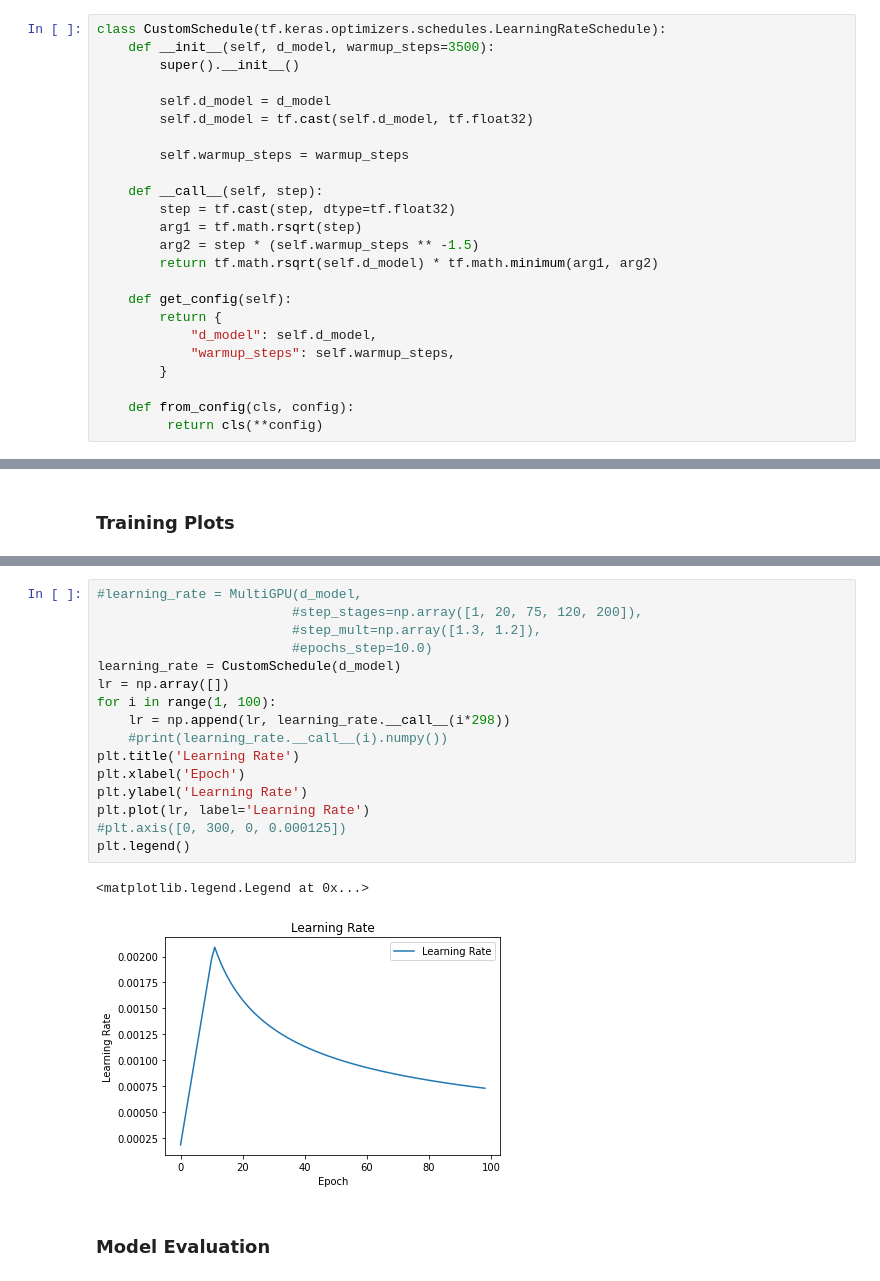
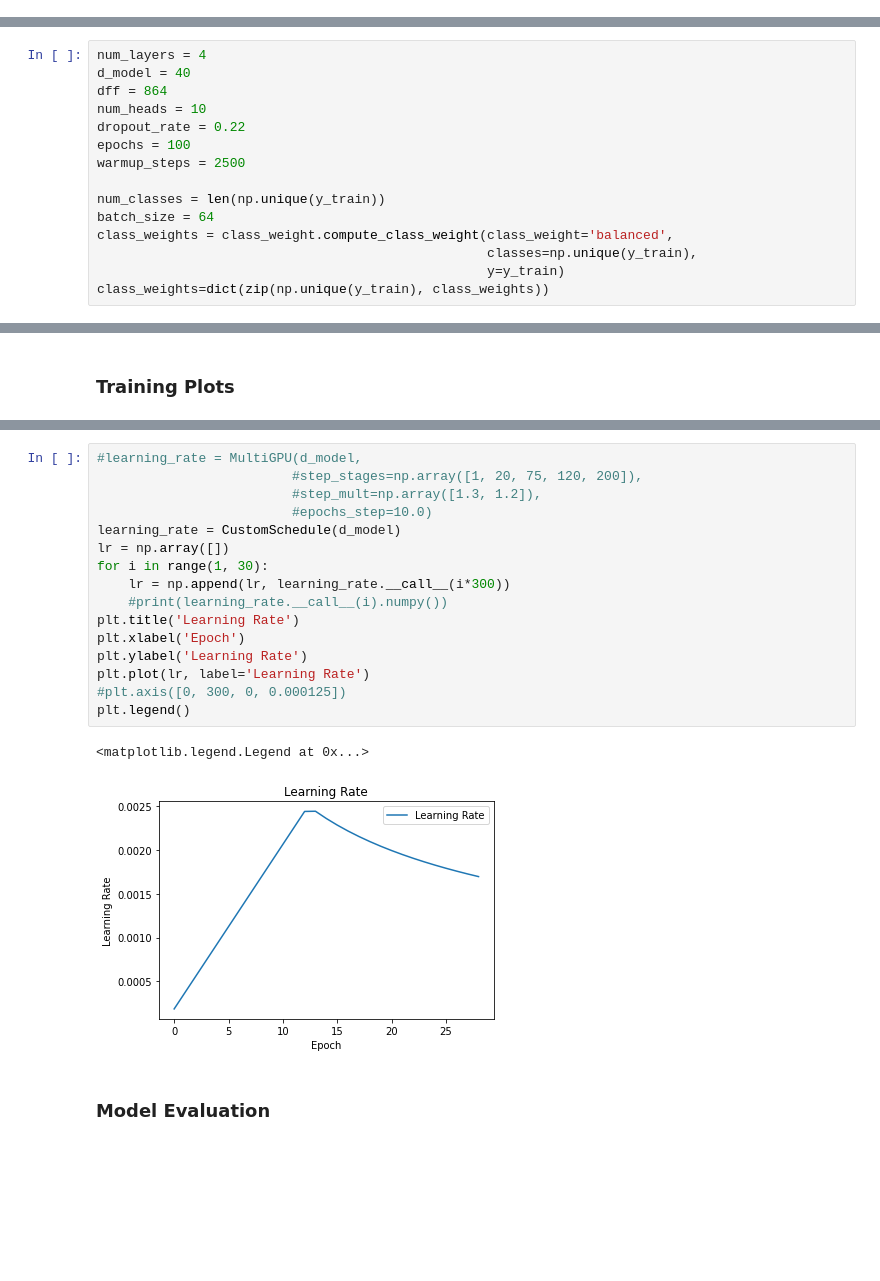
Before and after one commit to a-miller77/MoonWallRating-public, a Jupyter notebook: GradeClassification.ipynb, the cells around one changed output, grey strips where cells are left out. Drawn from its saved outputs; the diff is of its cells as text; blank space fills up the shorter version.

```diff
--- a/GradeClassification.ipynb
+++ b/GradeClassification.ipynb
@@ -173,24 +33,0 @@ class EncoderClassifier(tf.keras.Model):
-# %%
-class CustomSchedule(tf.keras.optimizers.schedules.LearningRateSchedule):
-    def __init__(self, d_model, warmup_steps=3500):
-        super().__init__()
-
-        self.d_model = d_model
-        self.d_model = tf.cast(self.d_model, tf.float32)
-
-        self.warmup_steps = warmup_steps
-
-    def __call__(self, step):
-        step = tf.cast(step, dtype=tf.float32)
-        arg1 = tf.math.rsqrt(step)
-        arg2 = step * (self.warmup_steps ** -1.5)
-        return tf.math.rsqrt(self.d_model) * tf.math.minimum(arg1, arg2)
-
-    def get_config(self):
-        return {
-            "d_model": self.d_model,
-            "warmup_steps": self.warmup_steps,
-        }
-
-    def from_config(cls, config):
-         return cls(**config)
@@ -274,3 +41,18 @@ multi_gpu = False #If true, distrubutes over all GPUS allocated. If false, runs
+# %%
+num_layers = 4
+d_model = 40
+dff = 864
+num_heads = 10
+dropout_rate = 0.22
+epochs = 100
+warmup_steps = 2500
+
+num_classes = len(np.unique(y_train))
+batch_size = 64
+class_weights = class_weight.compute_class_weight(class_weight='balanced',
+                                                  classes=np.unique(y_train),
+                                                  y=y_train)
+class_weights=dict(zip(np.unique(y_train), class_weights))
 # %%
 train_dataset = tf.data.Dataset.from_tensor_slices((X_train, y_train)).batch(batch_size)
 val_dataset = tf.data.Dataset.from_tensor_slices((X_val, y_val)).batch(batch_size)
@@ -508,22 +169,22 @@ plt.legend()
 # %%
 #learning_rate = MultiGPU(d_model,
                          #step_stages=np.array([1, 20, 75, 120, 200]),
                          #step_mult=np.array([1.3, 1.2]),
                          #epochs_step=10.0)
 learning_rate = CustomSchedule(d_model)
 lr = np.array([])
-for i in range(1, 100):
-    lr = np.append(lr, learning_rate.__call__(i*298))
+for i in range(1, 30):
+    lr = np.append(lr, learning_rate.__call__(i*300))
     #print(learning_rate.__call__(i).numpy())
 plt.title('Learning Rate')
 plt.xlabel('Epoch')
 plt.ylabel('Learning Rate')
 plt.plot(lr, label='Learning Rate')
 #plt.axis([0, 300, 0, 0.000125])
 plt.legend()
 # %% [output]
 <matplotlib.legend.Legend at 0x...>
-[figure, old version]
+[figure, new version]
 # %% [markdown]
 ### Model Evaluation
 # %%
```
Also changed, not shown: parts of 37 cells of this notebook, 8 other files.
